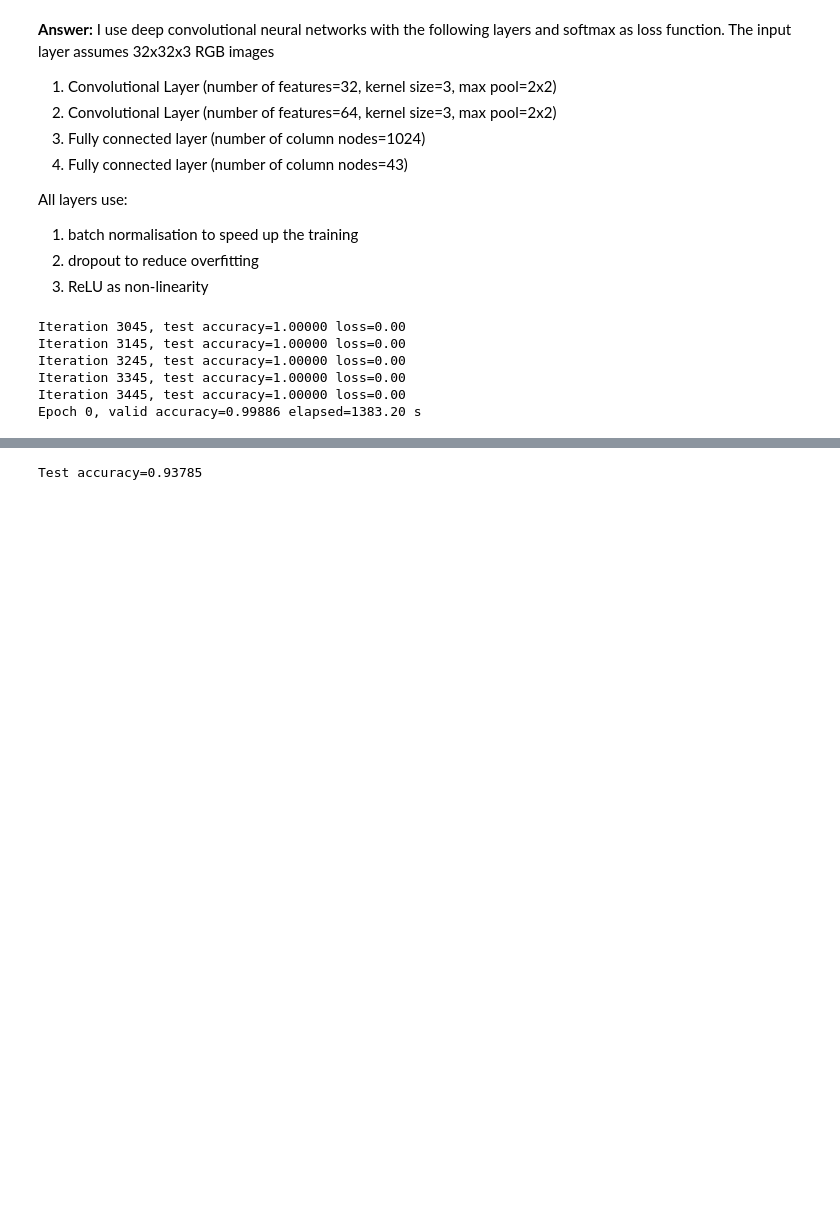
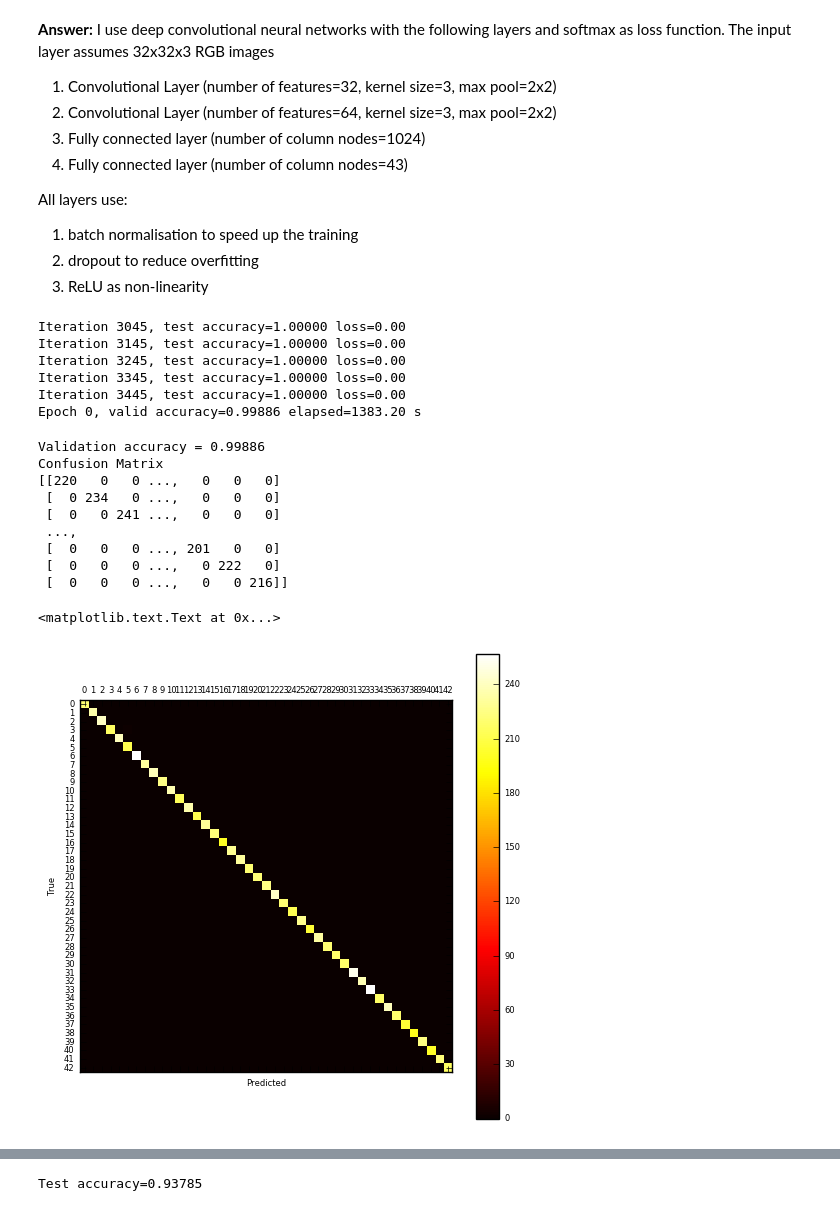
Before and after one commit to soon-yau/SDCND_Term1, a Jupyter notebook: traffic-signs/Traffic_Signs_Recognition.ipynb, the cells around one changed output, grey strips where cells are left out. Cells and saved outputs as stored; diff of their text form; code cells hidden in the pictures; blank space fills up the shorter version.

```diff
--- a/traffic-signs/Traffic_Signs_Recognition.ipynb
+++ b/traffic-signs/Traffic_Signs_Recognition.ipynb
@@ -413,6 +412,38 @@ Iteration 3245, test accuracy=1.00000 loss=0.00
 Iteration 3345, test accuracy=1.00000 loss=0.00
 Iteration 3445, test accuracy=1.00000 loss=0.00
 Epoch 0, valid accuracy=0.99886 elapsed=1383.20 s
+# %%
+# Plot confusion matrix on validation data
+test_acc,y_predict=sess.run([accuracy,predict],
+                            feed_dict={x:X_valid_sub, y_true:y_valid_sub,
+                                       keep_prob:1.0})
+print("Validation accuracy = %.5f"%(test_acc))
+
+cm = confusion_matrix(y_true=y_valid_sub,
+                      y_pred=y_predict)
+
+print("Confusion Matrix")
+print(cm)
+cax=plt.matshow(cm, cmap='hot')
+tick_marks = np.arange(n_classes)
+plt.xticks(tick_marks, range(n_classes))
+plt.yticks(tick_marks, range(n_classes))
+
+plt.colorbar(cax)
+plt.xlabel('Predicted')
+plt.ylabel('True')
+# %% [output]
+Validation accuracy = 0.99886
+Confusion Matrix
+[[220   0   0 ...,   0   0   0]
+ [  0 234   0 ...,   0   0   0]
+ [  0   0 241 ...,   0   0   0]
+ ...,
+ [  0   0   0 ..., 201   0   0]
+ [  0   0   0 ...,   0 222   0]
+ [  0   0   0 ...,   0   0 216]]
+<matplotlib.text.Text at 0x...>
+[figure, added]
 # %%
 # Plot
 plt.figure(figsize=(8,8))
```
Also changed, not shown: parts of 13 cells of this notebook.
